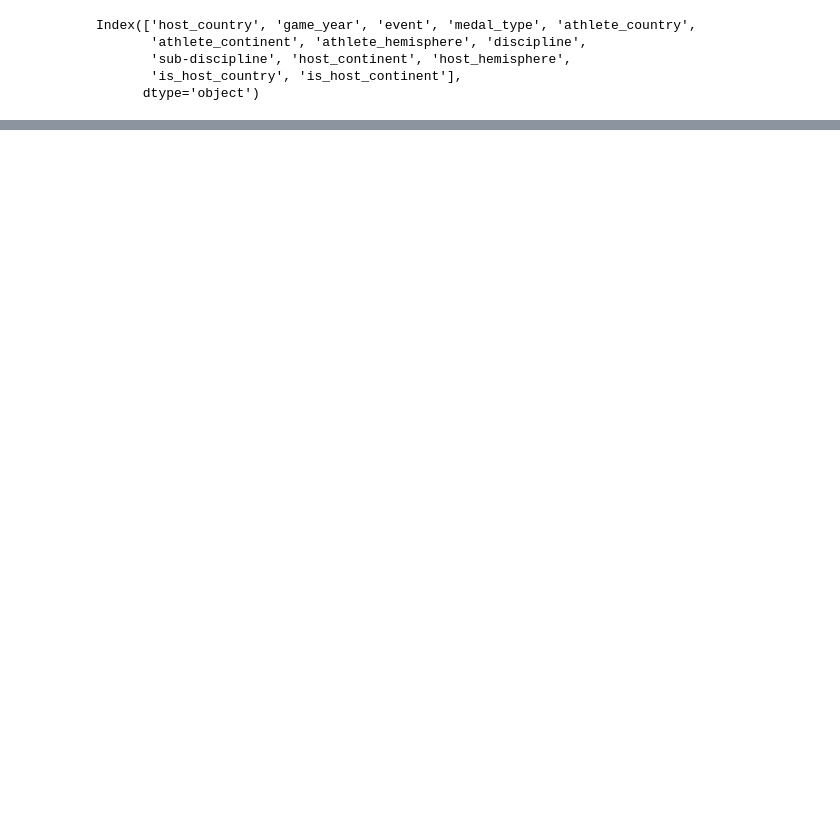
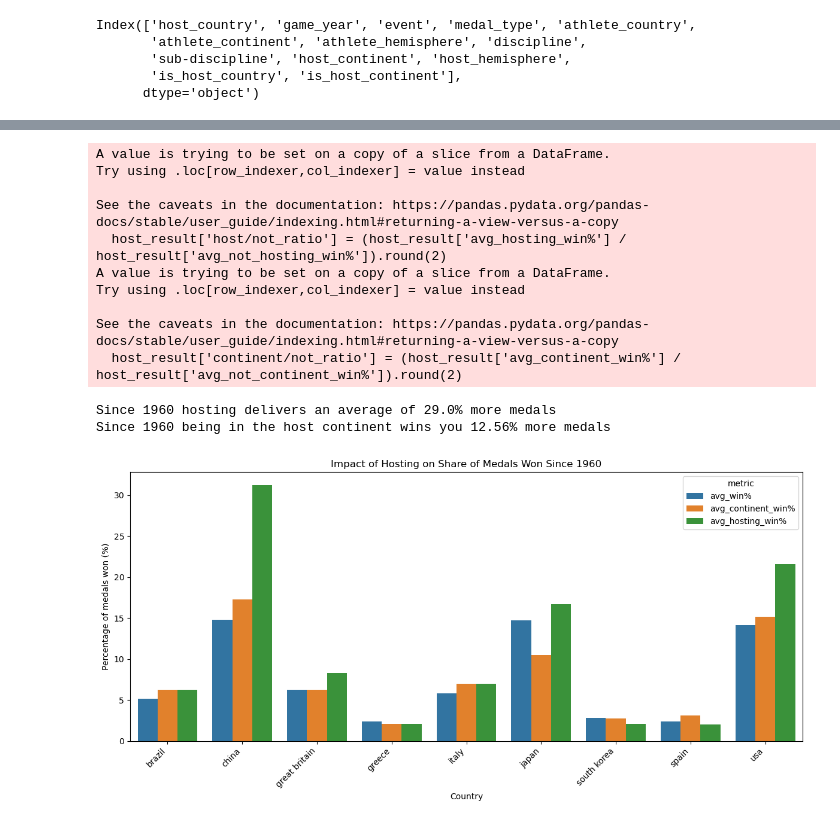
Before and after one commit to naeron75/sql-database, a Jupyter notebook: notebooks/analysis_owen.ipynb, the cells around one changed output, grey strips where cells are left out. Saved outputs shown, nothing was run; the diff lists cells and outputs as text; code cells hidden in the pictures; blank space fills up the shorter version.

```diff
--- a/notebooks/analysis_owen.ipynb
+++ b/notebooks/analysis_owen.ipynb
@@ -139,0 +532,19 @@ filt_df.head()
+# %%
+gym_df = country_medals[country_medals['discipline'] == 'gymnastics']
+
+gym_df = get_ratio_data(gym_df, 1960)
+chart_ratio(gym_df, 1960)
+# %% [output]
+A value is trying to be set on a copy of a slice from a DataFrame.
+Try using .loc[row_indexer,col_indexer] = value instead
+
+See the caveats in the documentation: https://pandas.pydata.org/pandas-docs/stable/user_guide/indexing.html#returning-a-view-versus-a-copy
+  host_result['host/not_ratio'] = (host_result['avg_hosting_win%'] / host_result['avg_not_hosting_win%']).round(2)
+A value is trying to be set on a copy of a slice from a DataFrame.
+Try using .loc[row_indexer,col_indexer] = value instead
+
+See the caveats in the documentation: https://pandas.pydata.org/pandas-docs/stable/user_guide/indexing.html#returning-a-view-versus-a-copy
+  host_result['continent/not_ratio'] = (host_result['avg_continent_win%'] / host_result['avg_not_continent_win%']).round(2)
+Since 1960 hosting delivers an average of 29.0% more medals
+Since 1960 being in the host continent wins you 12.56% more medals
+[figure, added]
```
Also changed, not shown: parts of 22 cells of this notebook.
